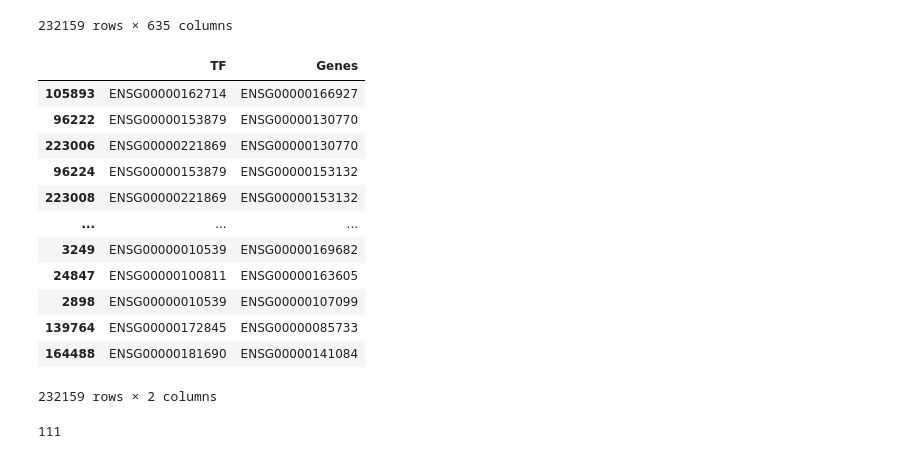
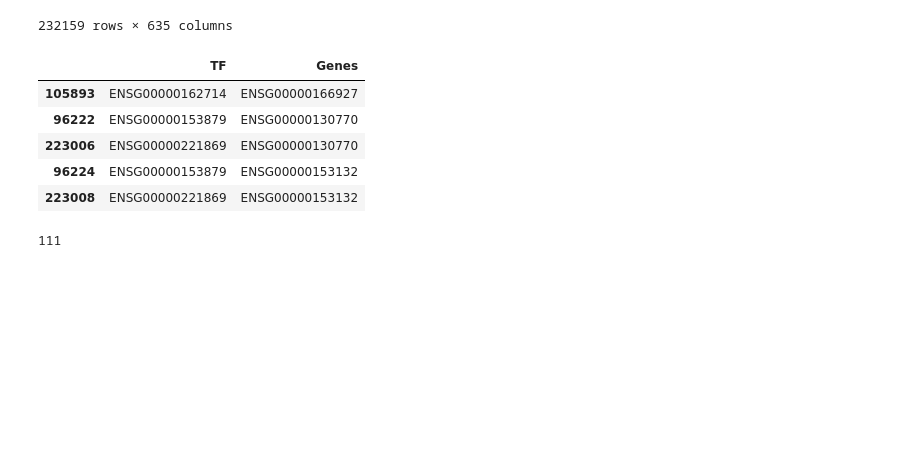
Before and after one commit to Polster-lab/Analysis_GRN_ROSMAP, a Jupyter notebook: New_Analyis_all_positive.ipynb, the cells around one changed output. Saved outputs shown, nothing was run; the diff lists cells and outputs as text; code cells hidden in the pictures; blank space fills up the shorter version.

```diff
--- a/New_Analyis_all_positive.ipynb
+++ b/New_Analyis_all_positive.ipynb
@@ -33,6 +33,6 @@ from tqdm import tqdm
 # %%
 data_x = pd.read_csv('preprocessed_GRN_files_all/101_120418.csv')
 # %%
-data_raw = pd.read_csv('../GRN_output/lioness.101_120418.8.csv')
+data_raw = pd.read_csv('./GRN_output/lioness.101_120418.8.csv')
 # %%
 len(data_x)
@@ -229,2 +197,0 @@ data
-# %%
-data.drop(columns = '01_120405', inplace  =True)
@@ -336,0 +273,20 @@ data.head()
+# %%
+from tqdm import tqdm
+import pandas as pd
+import os
+s = 0
+data = pd.read_csv('./preprocessed_GRN_files_all/691_120605.csv')
+data.rename(columns={'Weights': '691_120605'}, inplace = True)
+for i in tqdm(os.listdir('./preprocessed_GRN_files_all//')):
+
+
+    if i == '691_120605.csv':
+        continue
+    if i.split('.')[0] in NCI_with_No_Plaques:
+        s = s +1
+        print(s)
+        data_1 = pd.read_csv('./preprocessed_GRN_files_all/'+ i)
+        data_1.rename(columns={'Weights': i.split('.')[0]}, inplace = True)
+        data = data.merge(data_1, on = ['TF','Genes'], how = 'inner')
+
+data.to_csv('./preprocessed_all_stratification_grn_all/NCI_with_no_plaques_Df_all.csv', index = False)
@@ -408,0 +425,18 @@ data = data.sort_values(by = '01_120405', ascending = False)
+# %%
+from tqdm import tqdm
+import pandas as pd
+import os
+s = 0
+data = pd.read_csv('./preprocessed_GRN_files_all/643_120524.csv')
+data = data[data.Weights>0]
+data.rename(columns={'Weights': '643_120524'}, inplace = True)
+for i in tqdm(os.listdir('./preprocessed_GRN_files_all//')):
+    s = s +1
+
+    if i == '643_120524.csv':
+        continue
+    else:
+        data_1 = pd.read_csv('./preprocessed_GRN_files_all/'+ i)
+        data_1 = data_1[data_1.Weights>0]
+        data_1.rename(columns={'Weights': i.split('.')[0]}, inplace = True)
+        data = data.merge(data_1, on = ['TF','Genes'], how = 'inner')
@@ -424,20 +500,14 @@ data
 232159 rows × 635 columns
 # %%
 data_dummy = data[['TF','Genes']]
+data_dummy.head()
 # %% [output]
 |  | TF | Genes |
 | 105893 | ENSG00000162714 | ENSG00000166927 |
 | 96222 | ENSG00000153879 | ENSG00000130770 |
 | 223006 | ENSG00000221869 | ENSG00000130770 |
 | 96224 | ENSG00000153879 | ENSG00000153132 |
 | 223008 | ENSG00000221869 | ENSG00000153132 |
-| ... | ... | ... |
-| 3249 | ENSG00000010539 | ENSG00000169682 |
-| 24847 | ENSG00000100811 | ENSG00000163605 |
-| 2898 | ENSG00000010539 | ENSG00000107099 |
-| 139764 | ENSG00000172845 | ENSG00000085733 |
-| 164488 | ENSG00000181690 | ENSG00000141084 |
-232159 rows × 2 columns
 # %%
 len(AD_with_Plaques)
 # %% [output]
```
Also changed, not shown: parts of 33 cells of this notebook.
